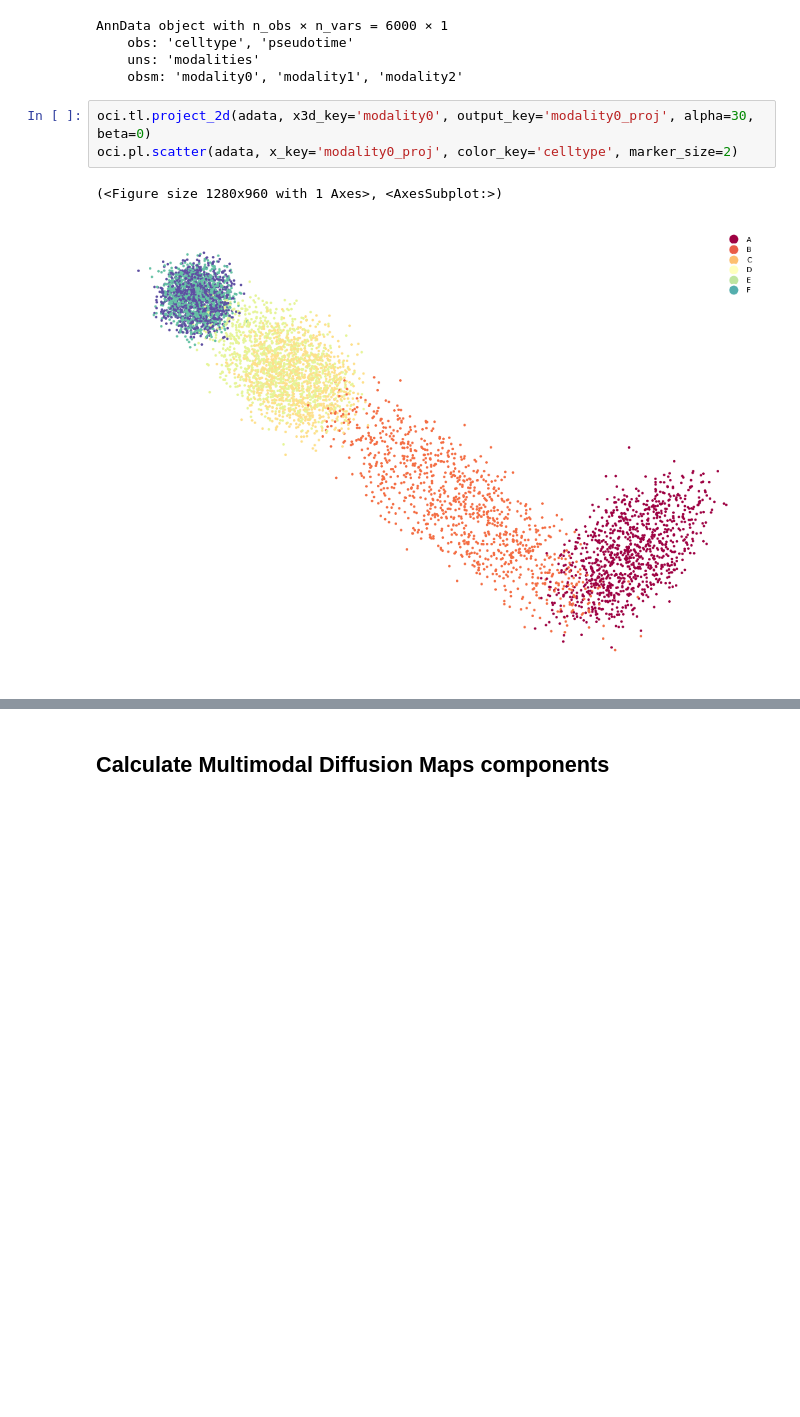
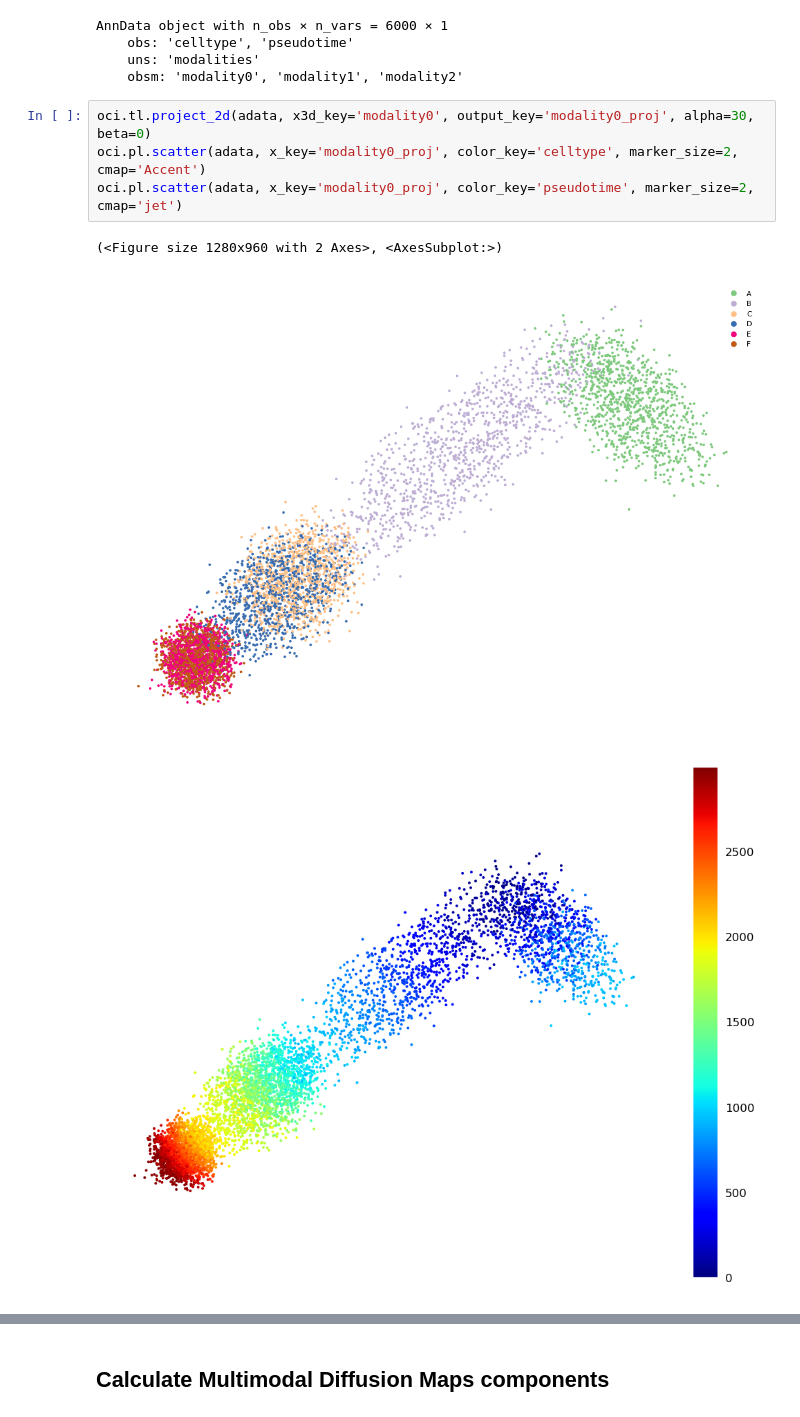
Before and after one commit to TabakaLab/ocelli, a Jupyter notebook: docs/source/notebooks/binary-tree.ipynb, the cells around one changed output, grey strips where cells are left out. Drawn from its saved outputs; the diff is of its cells as text; blank space fills up the shorter version.

```diff
--- a/docs/source/notebooks/binary-tree.ipynb
+++ b/docs/source/notebooks/binary-tree.ipynb
@@ -22,9 +22,11 @@ AnnData object with n_obs × n_vars = 6000 × 1
     obsm: 'modality0', 'modality1', 'modality2'
 # %%
 oci.tl.project_2d(adata, x3d_key='modality0', output_key='modality0_proj', alpha=30, beta=0)
-oci.pl.scatter(adata, x_key='modality0_proj', color_key='celltype', marker_size=2)
+oci.pl.scatter(adata, x_key='modality0_proj', color_key='celltype', marker_size=2, cmap='Accent')
+oci.pl.scatter(adata, x_key='modality0_proj', color_key='pseudotime', marker_size=2, cmap='jet')
 # %% [output]
-(<Figure size 1280x960 with 1 Axes>, <AxesSubplot:>)
+(<Figure size 1280x960 with 2 Axes>, <AxesSubplot:>)
-[figure, old version]
+[figure, new version]
+[figure, added]
 # %%
 oci.tl.project_2d(adata, x3d_key='modality1', output_key='modality1_proj', alpha=--60, beta=60)
```
Also changed, not shown: parts of 7 cells of this notebook, 9 other files.
